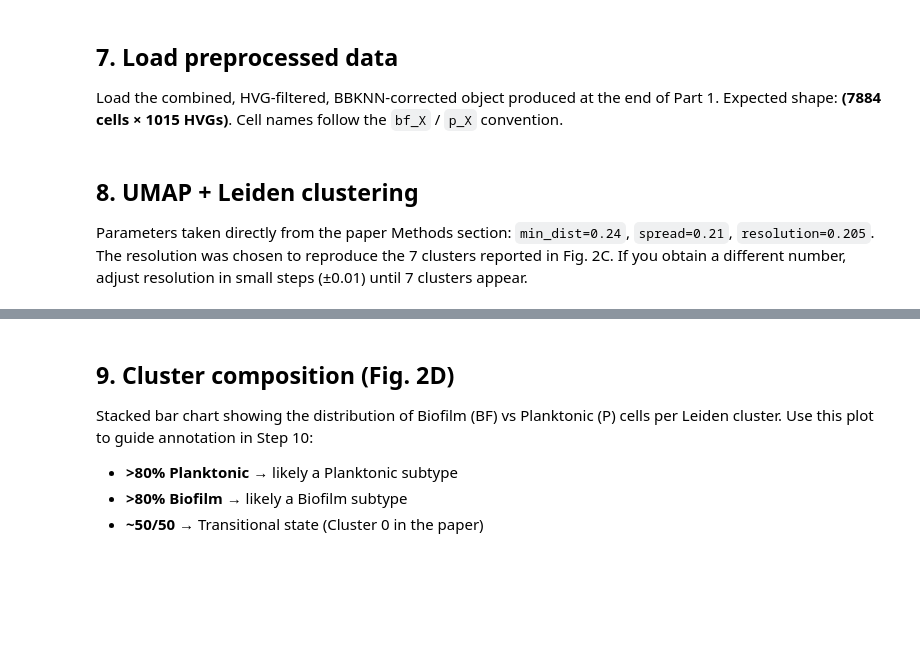
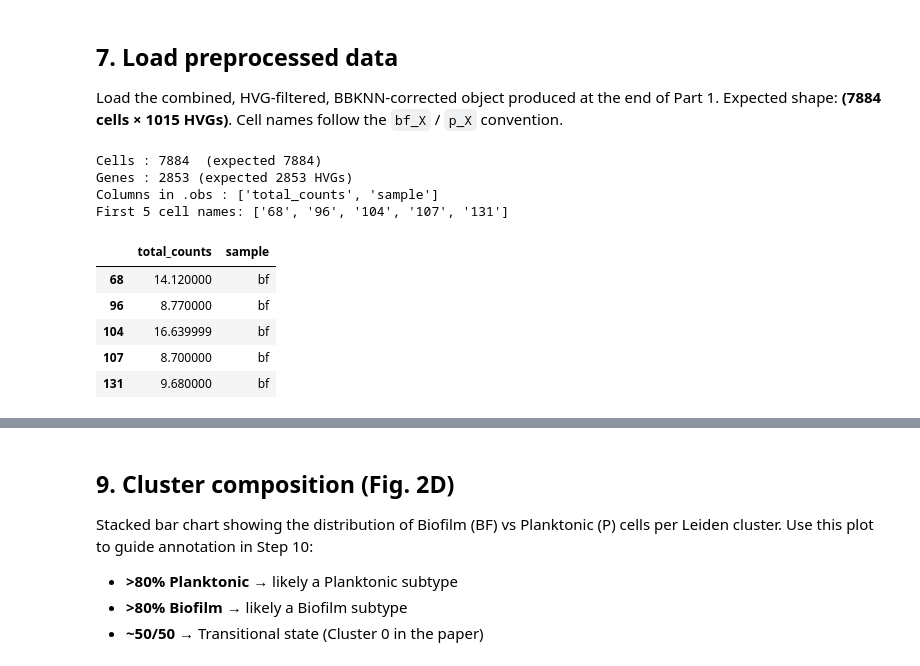
Before and after one commit to NathanvaBIT/Internship-25-26, a Jupyter notebook: CellTypist_pipeline/notebooks/BaSSSh_seq_Leiden_Clustering_bacteria_.ipynb, the cells around one changed output, grey strips where cells are left out. Saved outputs shown, nothing was run; the diff lists cells and outputs as text; code cells hidden in the pictures; blank space fills up the shorter version.

```diff
--- a/CellTypist_pipeline/notebooks/BaSSSh_seq_Leiden_Clustering_bacteria_.ipynb
+++ b/CellTypist_pipeline/notebooks/BaSSSh_seq_Leiden_Clustering_bacteria_.ipynb
@@ -35,16 +26,23 @@ sc.settings.set_figure_params(dpi=100, frameon=False)
 Load the combined, HVG-filtered, BBKNN-corrected object produced at the end of Part 1.
 Expected shape: **(7884 cells × 1015 HVGs)**. Cell names follow the `bf_X` / `p_X` convention.
 # %%
-adata_bacteria = sc.read_h5ad("../data/bacteria_combined_annotated.h5ad")
+
+adata_bacteria = sc.read_h5ad("../data/bacteria_all_genes_combined.h5ad")
 
 # Sanity check
 print(f"Cells : {adata_bacteria.n_obs}  (expected 7884)")
-print(f"Genes : {adata_bacteria.n_vars} (expected 1015 HVGs)")
+print(f"Genes : {adata_bacteria.n_vars} (expected 2853 HVGs)")
 print(f"Columns in .obs : {adata_bacteria.obs.columns.tolist()}")
 print(f"First 5 cell names: {adata_bacteria.obs_names[:5].tolist()}")
 adata_bacteria.obs.head()
+# %% [output]
+Cells : 7884  (expected 7884)
+Genes : 2853 (expected 2853 HVGs)
+Columns in .obs : ['total_counts', 'sample']
+First 5 cell names: ['68', '96', '104', '107', '131']
+|  | total_counts | sample |
+| 68 | 14.120000 | bf |
+| 96 | 8.770000 | bf |
+| 104 | 16.639999 | bf |
+| 107 | 8.700000 | bf |
+| 131 | 9.680000 | bf |
-# %% [markdown]
-## 8. UMAP + Leiden clustering
-Parameters taken directly from the paper Methods section: `min_dist=0.24`, `spread=0.21`, `resolution=0.205`.
-The resolution was chosen to reproduce the 7 clusters reported in Fig. 2C.
-If you obtain a different number, adjust resolution in small steps (±0.01) until 7 clusters appear.
```
Also changed, not shown: parts of 10 cells of this notebook, 6 other files.
